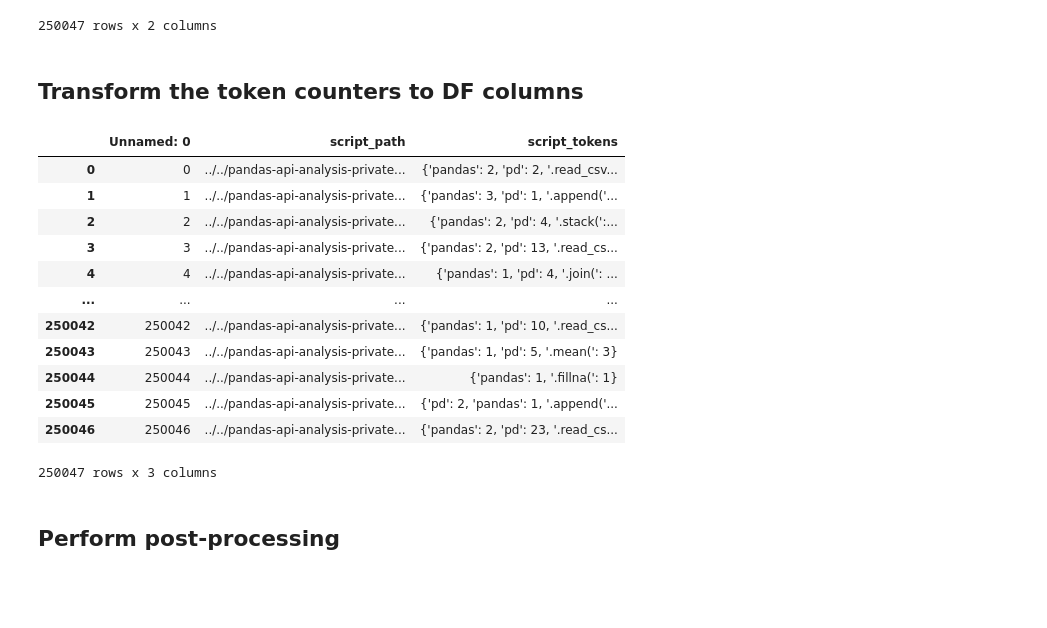
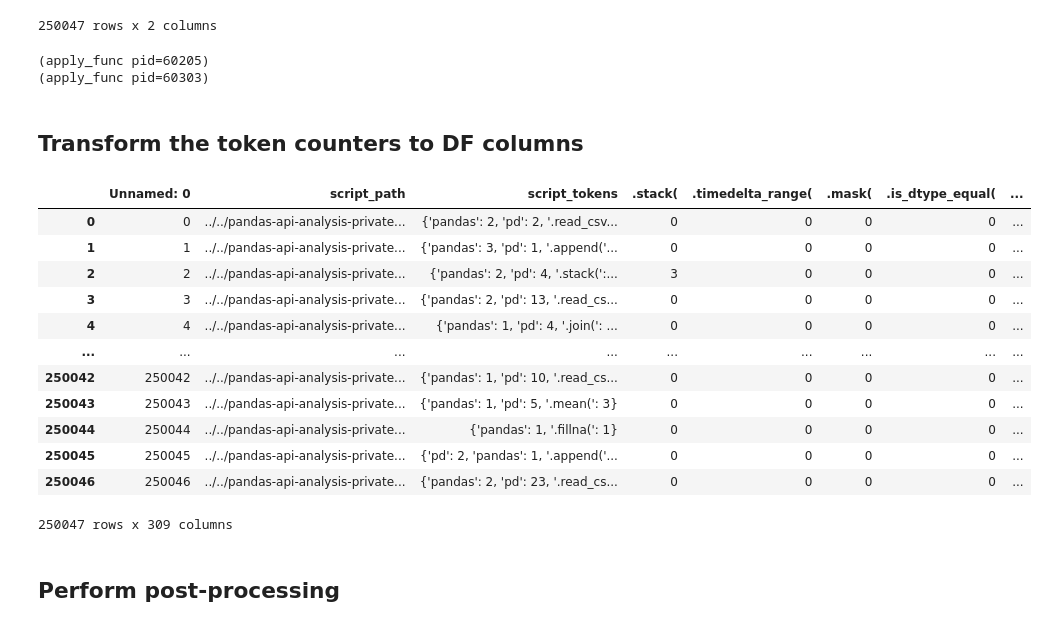
Before and after one commit to ponder-org/pandas-API-analysis, a Jupyter notebook: notebook/1-raw-notebook-processing.ipynb, the cells around one changed output. Drawn from its saved outputs; the diff is of its cells as text; code cells hidden in the pictures; blank space fills up the shorter version.

```diff
--- a/notebook/1-raw-notebook-processing.ipynb
+++ b/notebook/1-raw-notebook-processing.ipynb
@@ -192,28 +209,29 @@ python_script_tokens_df
 250047 rows x 2 columns
 # %%
 # (Optional) Save to csv.
-# python_script_tokens_df.to_csv("python_script_tokens_df.csv")
+python_script_tokens_df.to_csv("python_script_tokens_df.csv")
+# %% [output]
+(apply_func pid=60205)
+(apply_func pid=60303)
 # %% [markdown]
 ## Transform the token counters to DF columns
 # %%
 # (Optional) Read from csv.
-# python_script_tokens_df = mpd.read_csv(
-#     "python_script_tokens_df.csv"
-# )
+python_script_tokens_df = mpd.read_csv("python_script_tokens_df.csv")
 python_script_tokens_df
 # %% [output]
-|  | Unnamed: 0 | script_path | script_tokens |
-| 0 | 0 | ../../pandas-api-analysis-private... | {'pandas': 2, 'pd': 2, '.read_csv... |
-| 1 | 1 | ../../pandas-api-analysis-private... | {'pandas': 3, 'pd': 1, '.append('... |
-| 2 | 2 | ../../pandas-api-analysis-private... | {'pandas': 2, 'pd': 4, '.stack(':... |
-| 3 | 3 | ../../pandas-api-analysis-private... | {'pandas': 2, 'pd': 13, '.read_cs... |
-| 4 | 4 | ../../pandas-api-analysis-private... | {'pandas': 1, 'pd': 4, '.join(': ... |
-| ... | ... | ... | ... |
-| 250042 | 250042 | ../../pandas-api-analysis-private... | {'pandas': 1, 'pd': 10, '.read_cs... |
-| 250043 | 250043 | ../../pandas-api-analysis-private... | {'pandas': 1, 'pd': 5, '.mean(': 3} |
-| 250044 | 250044 | ../../pandas-api-analysis-private... | {'pandas': 1, '.fillna(': 1} |
-| 250045 | 250045 | ../../pandas-api-analysis-private... | {'pd': 2, 'pandas': 1, '.append('... |
-| 250046 | 250046 | ../../pandas-api-analysis-private... | {'pandas': 2, 'pd': 23, '.read_cs... |
+|  | Unnamed: 0 | script_path | script_tokens | .stack( | .timedelta_range( | .mask( | .is_dtype_equal( | ... |
+| 0 | 0 | ../../pandas-api-analysis-private... | {'pandas': 2, 'pd': 2, '.read_csv... | 0 | 0 | 0 | 0 | ... |
+| 1 | 1 | ../../pandas-api-analysis-private... | {'pandas': 3, 'pd': 1, '.append('... | 0 | 0 | 0 | 0 | ... |
+| 2 | 2 | ../../pandas-api-analysis-private... | {'pandas': 2, 'pd': 4, '.stack(':... | 3 | 0 | 0 | 0 | ... |
+| 3 | 3 | ../../pandas-api-analysis-private... | {'pandas': 2, 'pd': 13, '.read_cs... | 0 | 0 | 0 | 0 | ... |
+| 4 | 4 | ../../pandas-api-analysis-private... | {'pandas': 1, 'pd': 4, '.join(': ... | 0 | 0 | 0 | 0 | ... |
+| ... | ... | ... | ... | ... | ... | ... | ... | ... |
+| 250042 | 250042 | ../../pandas-api-analysis-private... | {'pandas': 1, 'pd': 10, '.read_cs... | 0 | 0 | 0 | 0 | ... |
+| 250043 | 250043 | ../../pandas-api-analysis-private... | {'pandas': 1, 'pd': 5, '.mean(': 3} | 0 | 0 | 0 | 0 | ... |
+| 250044 | 250044 | ../../pandas-api-analysis-private... | {'pandas': 1, '.fillna(': 1} | 0 | 0 | 0 | 0 | ... |
+| 250045 | 250045 | ../../pandas-api-analysis-private... | {'pd': 2, 'pandas': 1, '.append('... | 0 | 0 | 0 | 0 | ... |
+| 250046 | 250046 | ../../pandas-api-analysis-private... | {'pandas': 2, 'pd': 23, '.read_cs... | 0 | 0 | 0 | 0 | ... |
-250047 rows x 3 columns
+250047 rows x 309 columns
 # %%
 # Get the display names of all search tokens.
```
Also changed, not shown: parts of 18 cells of this notebook.
